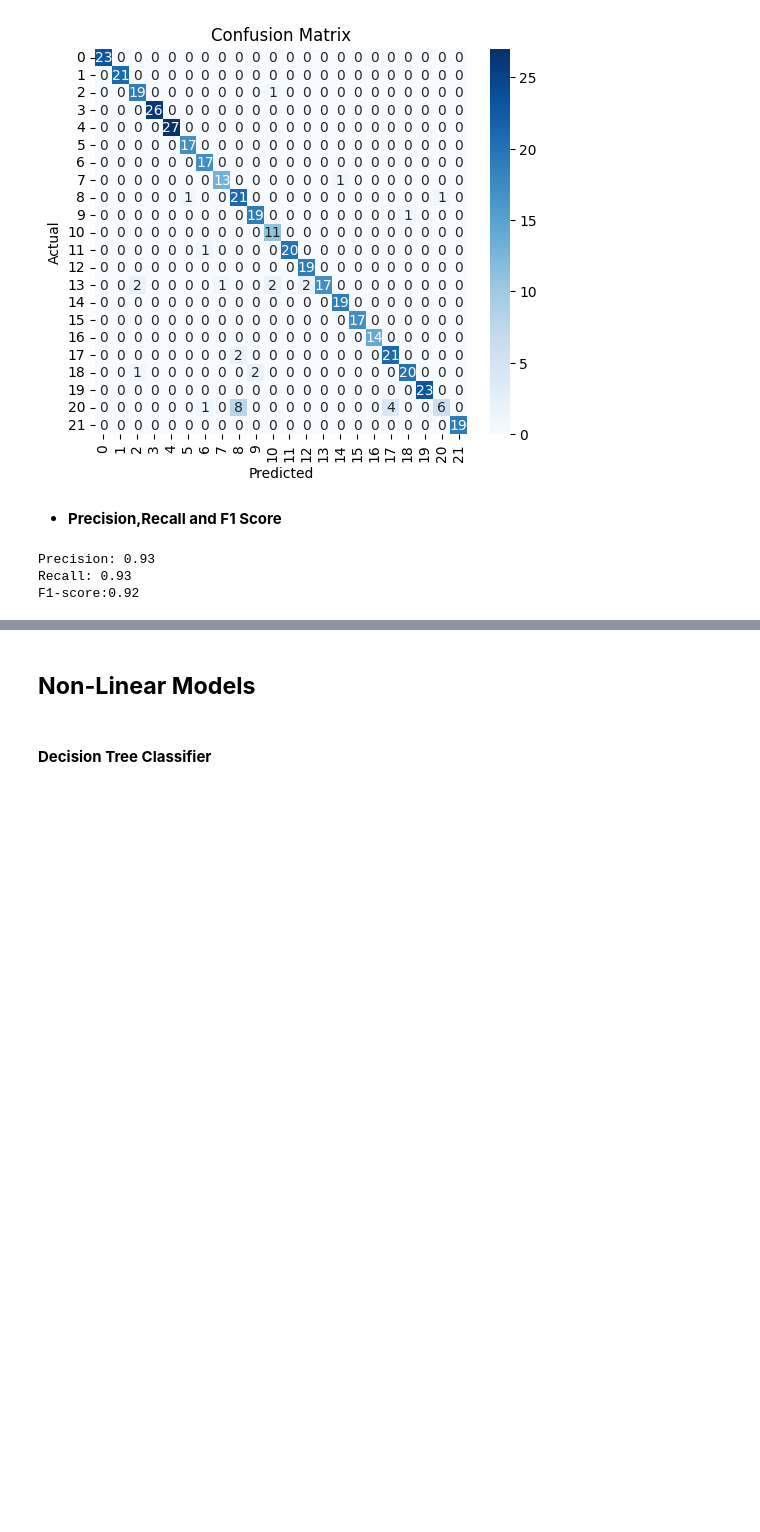
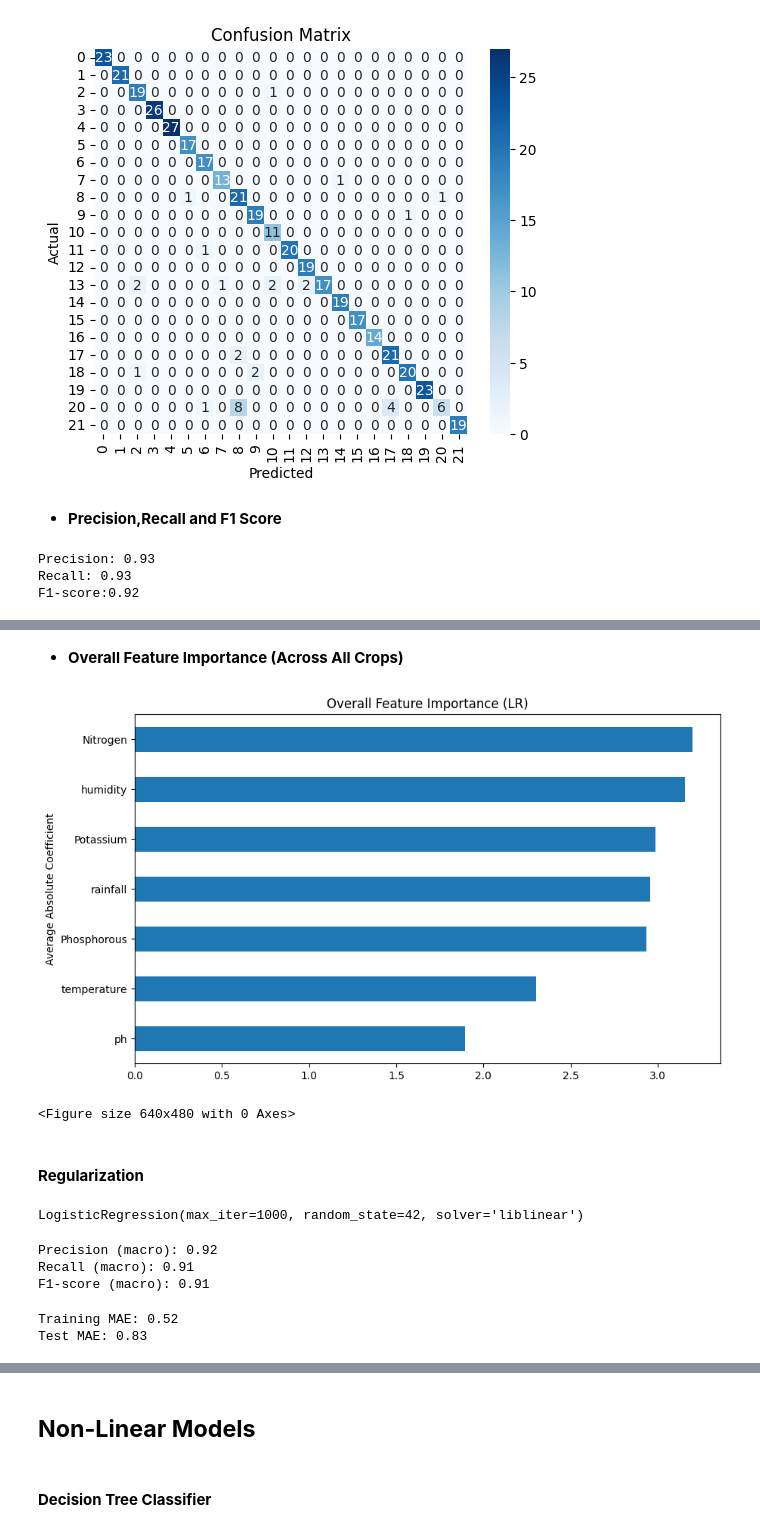
Before and after one commit to aykahsay/Crop-Recommendation-Capstone-Project, a Jupyter notebook: notebooks/02_model_training._model_selection.ipynb, the cells around one changed output, grey strips where cells are left out. Saved outputs shown, nothing was run; the diff lists cells and outputs as text; code cells hidden in the pictures; blank space fills up the shorter version.

```diff
--- a/notebooks/02_model_training._model_selection.ipynb
+++ b/notebooks/02_model_training._model_selection.ipynb
@@ -167,0 +216,23 @@ Cross-validation accuracies: [0.93863636 0.95681818 0.95454545 0.95       0.9613
+# %% [markdown]
+- **Overall Feature Importance (Across All Crops)**
+# %%
+feature_importance = np.mean(np.abs(coeff_df.values), axis=0)
+importance_df = pd.Series(feature_importance, index=coeff_df.columns).sort_values(ascending=True)
+
+importance_df.plot(kind='barh', figsize=(10,6), title="Overall Feature Importance (LR)")
+plt.ylabel("Average Absolute Coefficient")
+plt.show()
+save_path = r"C:\Users\Admin\GitHub\Class Assignment and Projects\DSA3020\Crop-Recommendation-Capstone-Project\reports\figures"
+os.makedirs(save_path, exist_ok=True)
+plt.savefig(os.path.join(save_path, "Overall Feature Importance (LR).png"), dpi=300)
+plt.show()
+# %% [output]
+[figure, added]
+<Figure size 640x480 with 0 Axes>
+# %% [markdown]
+#### **Regularization**
+# %%
+log_reg_model = LogisticRegression(penalty='l2', C=1.0, solver='liblinear', max_iter=1000, random_state=42)
+log_reg_model.fit(X_train, y_train)
+# %% [output]
+LogisticRegression(max_iter=1000, random_state=42, solver='liblinear')
@@ -167,0 +242,21 @@ Cross-validation accuracies: [0.93863636 0.95681818 0.95454545 0.95       0.9613
+# %%
+precision_lr_macro = precision_score(y_test, y_test_pred_reg, average='macro')
+recall_lr_macro = recall_score(y_test, y_test_pred_reg, average='macro')
+f1_lr_macro = f1_score(y_test, y_test_pred_reg, average='macro')
+
+print(f"Precision (macro): {precision_lr_macro:.2f}")
+print(f"Recall (macro): {recall_lr_macro:.2f}")
+print(f"F1-score (macro): {f1_lr_macro:.2f}")
+# %% [output]
+Precision (macro): 0.92
+Recall (macro): 0.91
+F1-score (macro): 0.91
+# %%
+train_mae_reg = mean_absolute_error(y_train, y_train_pred_reg)
+test_mae_reg = mean_absolute_error(y_test, y_test_pred_reg)
+
+print(f"Training MAE: {train_mae_reg:.2f}")
+print(f"Test MAE: {test_mae_reg:.2f}")
+# %% [output]
+Training MAE: 0.52
+Test MAE: 0.83
```
Also changed, not shown: parts of 68 cells of this notebook, 6 other files.
